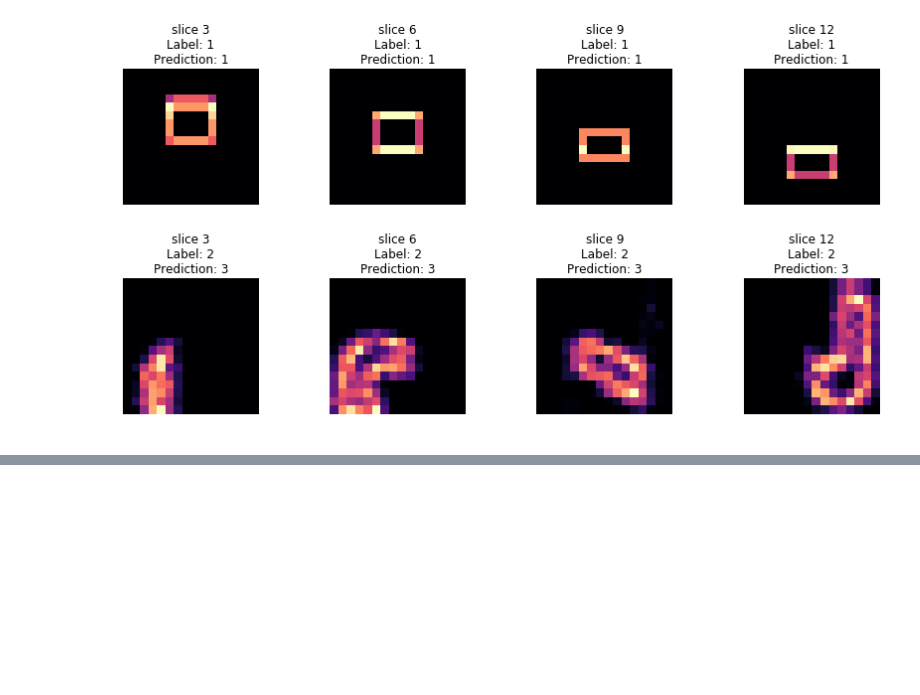
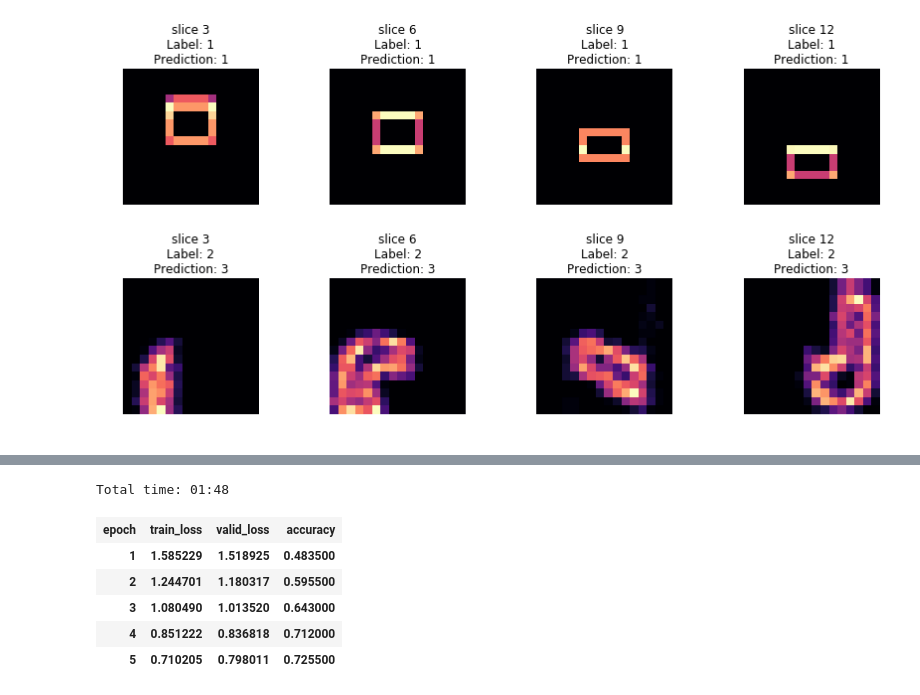
Before and after one commit to renato145/fastai_scans, a Jupyter notebook: notebooks/classification.ipynb, the cells around one changed output, grey strips where cells are left out. Cells and saved outputs as stored; diff of their text form; code cells hidden in the pictures; blank space fills up the shorter version.

```diff
--- a/notebooks/classification.ipynb
+++ b/notebooks/classification.ipynb
@@ -74,0 +86,10 @@ learn.show_results(rows=2)
+# %%
+learn.fit_one_cycle(5, 1e-2)
+# %% [output]
+Total time: 01:48
+| epoch | train_loss | valid_loss | accuracy |
+| 1 | 1.585229 | 1.518925 | 0.483500 |
+| 2 | 1.244701 | 1.180317 | 0.595500 |
+| 3 | 1.080490 | 1.013520 | 0.643000 |
+| 4 | 0.851222 | 0.836818 | 0.712000 |
+| 5 | 0.710205 | 0.798011 | 0.725500 |
```
Also changed, not shown: parts of 8 cells of this notebook, 2 other files.
